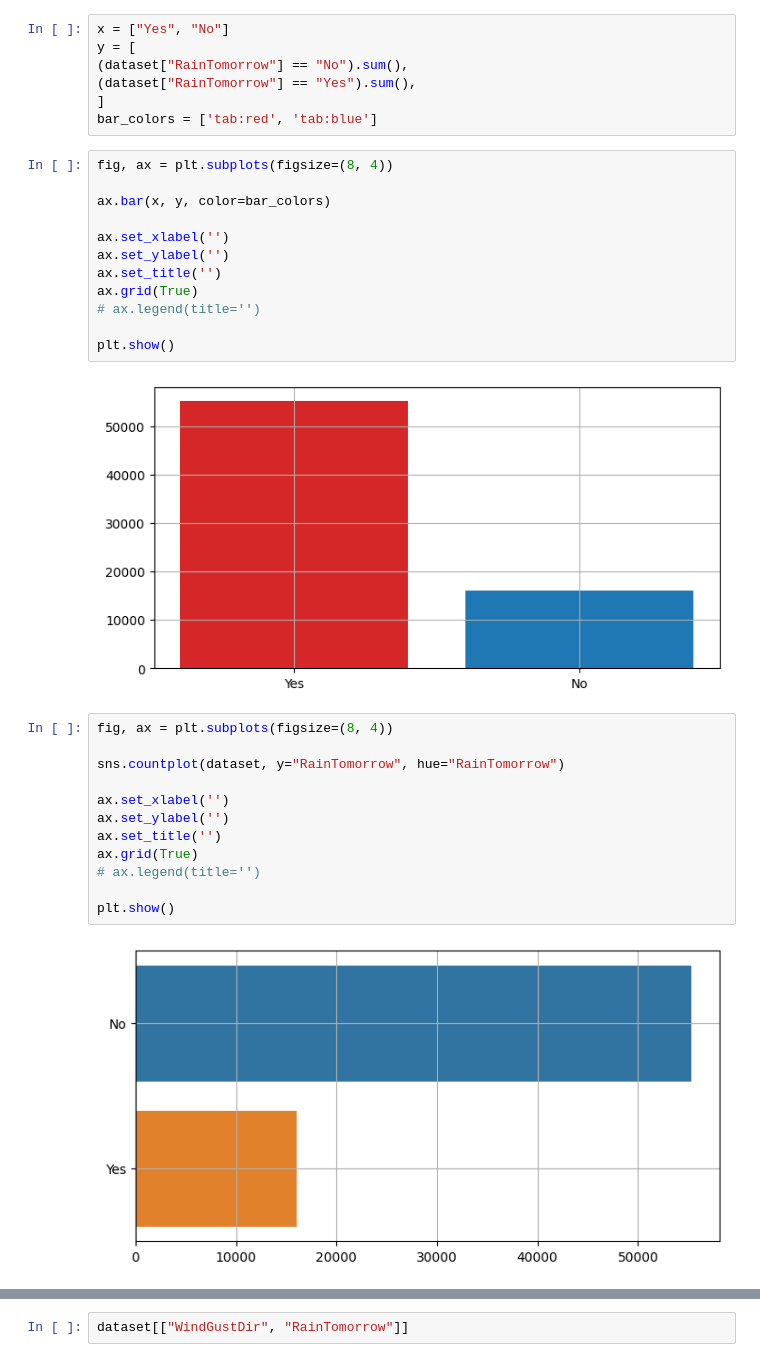
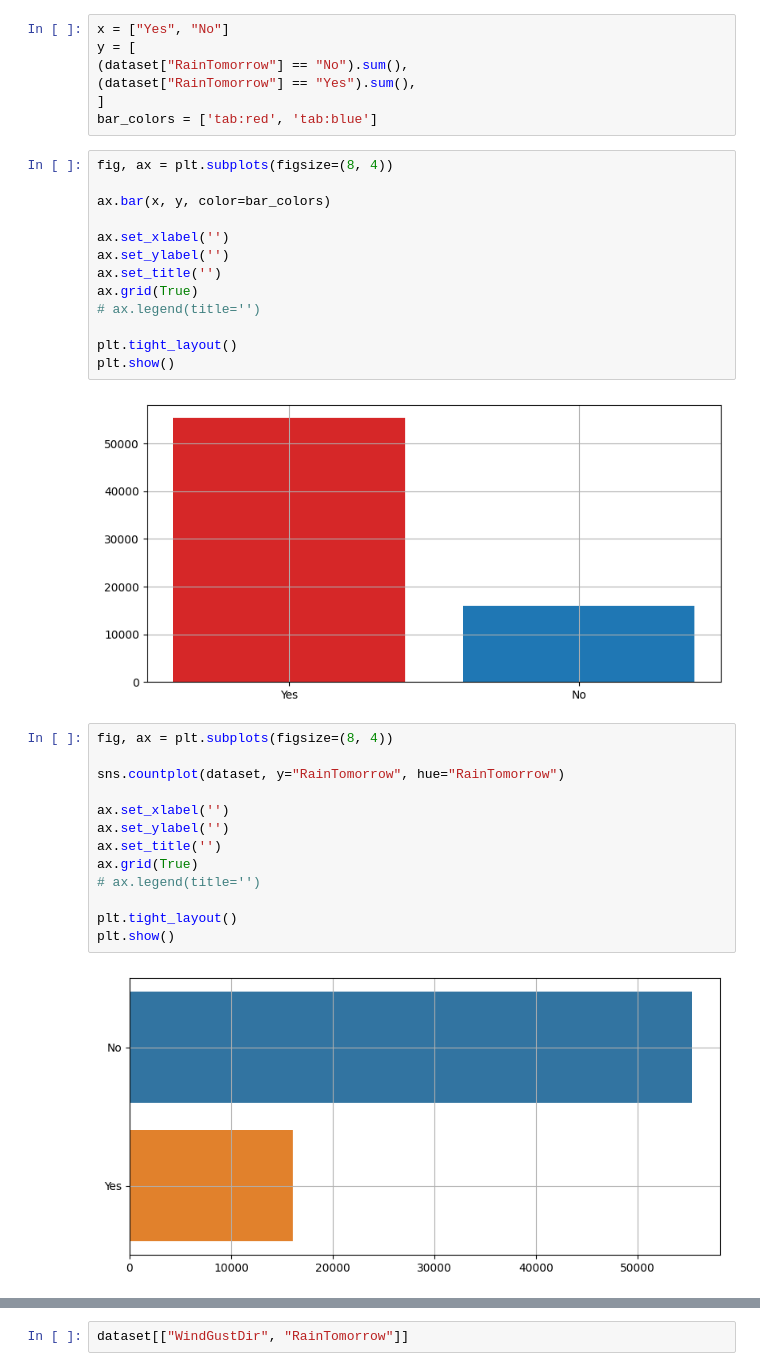
Before and after one commit to rezaaprm/weather_aus, a Jupyter notebook: weather_aus.ipynb, the cells around one changed output, grey strips where cells are left out. Cells and saved outputs as stored; diff of their text form.

```diff
--- a/weather_aus.ipynb
+++ b/weather_aus.ipynb
@@ -90,23 +90,25 @@ ax.set_title('')
 ax.grid(True)
 # ax.legend(title='')
 
+plt.tight_layout()
 plt.show()
 # %% [output]
-[figure, old version]
+[figure, new version]
 # %%
 fig, ax = plt.subplots(figsize=(8, 4))
 
 sns.countplot(dataset, y="RainTomorrow", hue="RainTomorrow")
 
 ax.set_xlabel('')
 ax.set_ylabel('')
 ax.set_title('')
 ax.grid(True)
 # ax.legend(title='')
 
+plt.tight_layout()
 plt.show()
 # %% [output]
-[figure, old version]
+[figure, new version]
 # %%
 fig, ax = plt.subplots(figsize=(8, 4))
 
```
Also changed, not shown: parts of 19 cells of this notebook, 1 other file.
